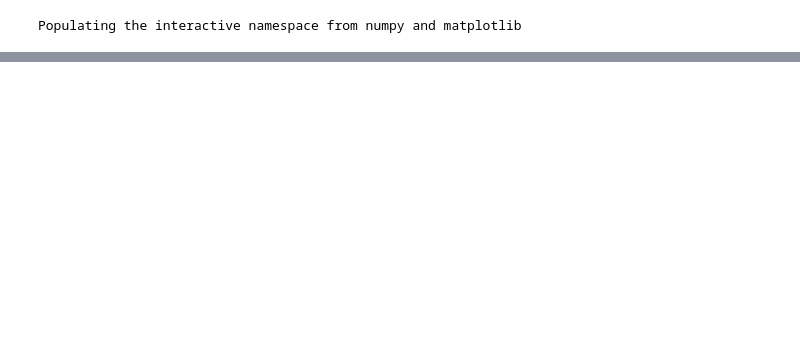
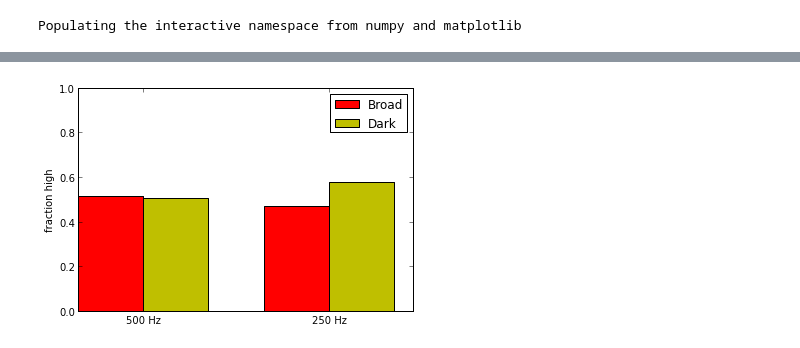
Before and after one commit to vincentadam87/pitch_experiment, a Jupyter notebook: Code/notebooks/Test_data_analysis.ipynb, the cells around one changed output, grey strips where cells are left out. Cells and saved outputs as stored; diff of their text form; code cells hidden in the pictures; blank space fills up the shorter version.

```diff
--- a/Code/notebooks/Test_data_analysis.ipynb
+++ b/Code/notebooks/Test_data_analysis.ipynb
@@ -79,0 +147,16 @@ False
+# %%
+controlf250m = accuracy_control[[0,2]]
+controlf500m = accuracy_control[[1,3]]
+
+fig, ax = plt.subplots()
+rects1 = ax.bar(ind, controlf500m, width, color='r')#, yerr=hctf500std)
+rects2 = ax.bar(ind+width, controlf250m, width, color='y')#, yerr=hctf250std)
+ax.set_ylabel('fraction high')
+ax.set_xticks(ind+width)
+ax.set_xticklabels( ('500 Hz', '250 Hz') )
+ax.legend( (rects1[0], rects2[0]), ('Broad', 'Dark') )
+
+plt.ylim(0,1)
+plt.show()
+# %% [output]
+[figure, added]
```
Also changed, not shown: parts of 10 cells of this notebook, 2 other files.
